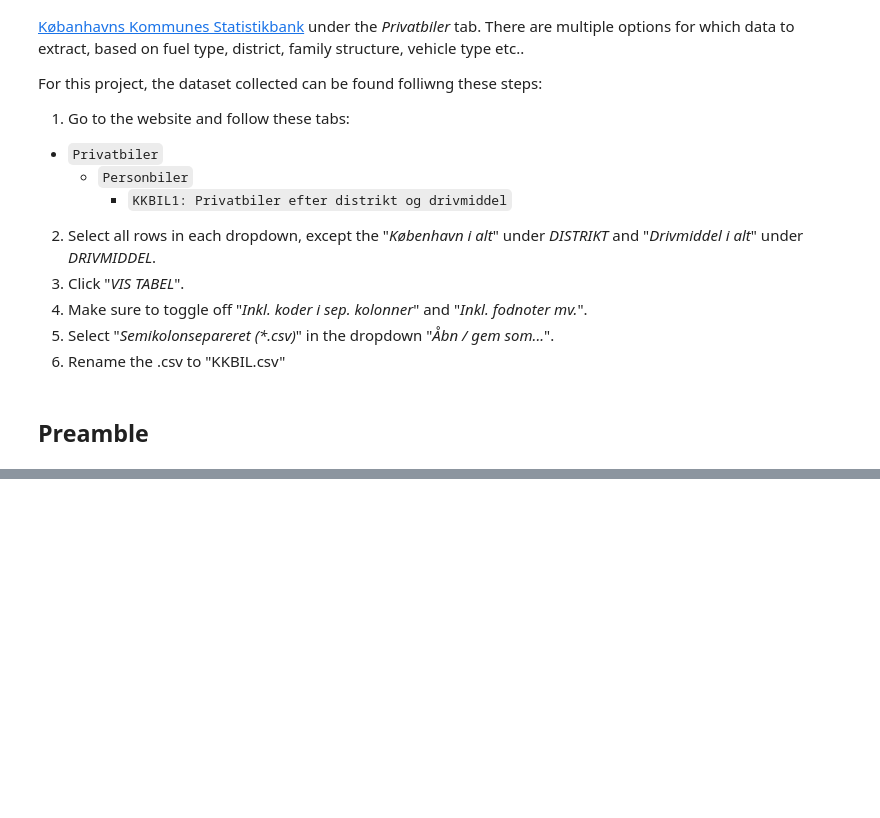
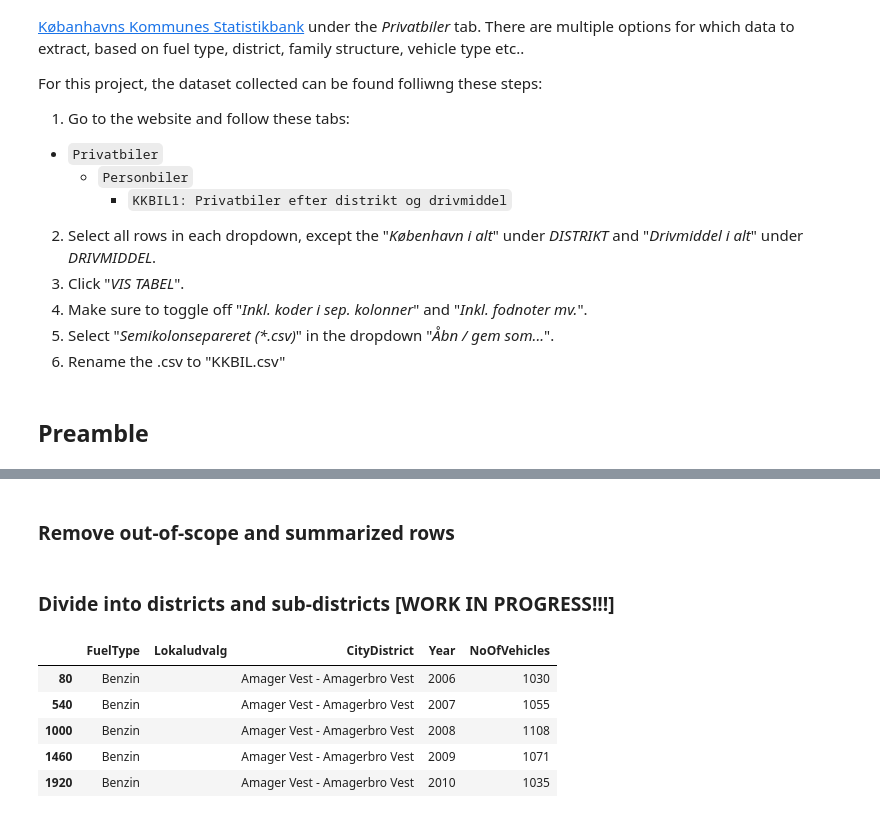
Before and after one commit to AleksandarLukic96/02806_Social_Data, a Jupyter notebook: Project/Data_overview_Alek.ipynb, the cells around one changed output, grey strips where cells are left out. Saved outputs shown, nothing was run; the diff lists cells and outputs as text; code cells hidden in the pictures; blank space fills up the shorter version.

```diff
--- a/Project/Data_overview_Alek.ipynb
+++ b/Project/Data_overview_Alek.ipynb
@@ -58,7 +69,8 @@ df.head()
 start_y = 2006
 end_y = 2024
 
-new_cols = ["CarFuelType", "CityDistrict", *list(range(start_y, end_y+1, 1))]
+# Create new columns
+new_cols = ["FuelType", "CityDistrict", *list(range(start_y, end_y+1, 1))]
 
 # Shift table downwards, so that current header becomes first row, then assign the new custom header
 df_ncols = (df.T.reset_index().T.reset_index(drop=True).set_axis(new_cols, axis=1))
@@ -73,0 +97,47 @@ df_ncols.head()
+# %%
+# Sort the dataframe alphabetically and chronologically
+df_melted = df_melted.sort_values(
+    by=[
+        "FuelType",
+        "CityDistrict",
+        "Year",
+    ],
+    axis=0,
+    ascending=True)
+# %% [markdown]
+### Remove out-of-scope and summarized rows
+# %%
+# Remove noninformative rows for "other" and "non-desclosed" fuel types
+df_melted = df_melted[df_melted["FuelType"]!="Øvrige og uoplyst"]
+
+# Rmove districts outside of CPH
+df_melted = df_melted[~df_melted["CityDistrict"].str.contains("Uden for inddeling", case=False, na=False)]
+# %%
+# Extract larger districts
+df_bydel = df_melted[df_melted["CityDistrict"].str.contains("Bydel", case=False, na=False)]
+df_lokaludvalg = df_melted[df_melted["CityDistrict"].str.contains("Lokaludvalg", case=False, na=False)]
+
+# Store separately
+bydel_name = "KKBIL_BYDEL.csv"
+bydel_path = os.path.join(data_path, bydel_name)
+df_bydel.to_csv(bydel_path, index=False)
+
+lokaludvalg_name = "KKBIL_LOKALUDVALG.csv"
+lokaludvalg_path = os.path.join(data_path, lokaludvalg_name)
+df_lokaludvalg.to_csv(lokaludvalg_path, index=False)
+
+# Remove from main dataframe
+df_melted = df_melted[~df_melted["CityDistrict"].str.contains("Bydel|Lokaludvalg", case=False, na=False)]
+# %% [markdown]
+### Divide into districts and sub-districts [WORK IN PROGRESS!!!]
+# %%
+df_new = df_melted.copy()
+df_new.insert(1, "Lokaludvalg", "")
+df_new.head()
+# %% [output]
+|  | FuelType | Lokaludvalg | CityDistrict | Year | NoOfVehicles |
+| 80 | Benzin |  | Amager Vest - Amagerbro Vest | 2006 | 1030 |
+| 540 | Benzin |  | Amager Vest - Amagerbro Vest | 2007 | 1055 |
+| 1000 | Benzin |  | Amager Vest - Amagerbro Vest | 2008 | 1108 |
+| 1460 | Benzin |  | Amager Vest - Amagerbro Vest | 2009 | 1071 |
+| 1920 | Benzin |  | Amager Vest - Amagerbro Vest | 2010 | 1035 |
```
Also changed, not shown: parts of 27 cells of this notebook, 3 other files.
